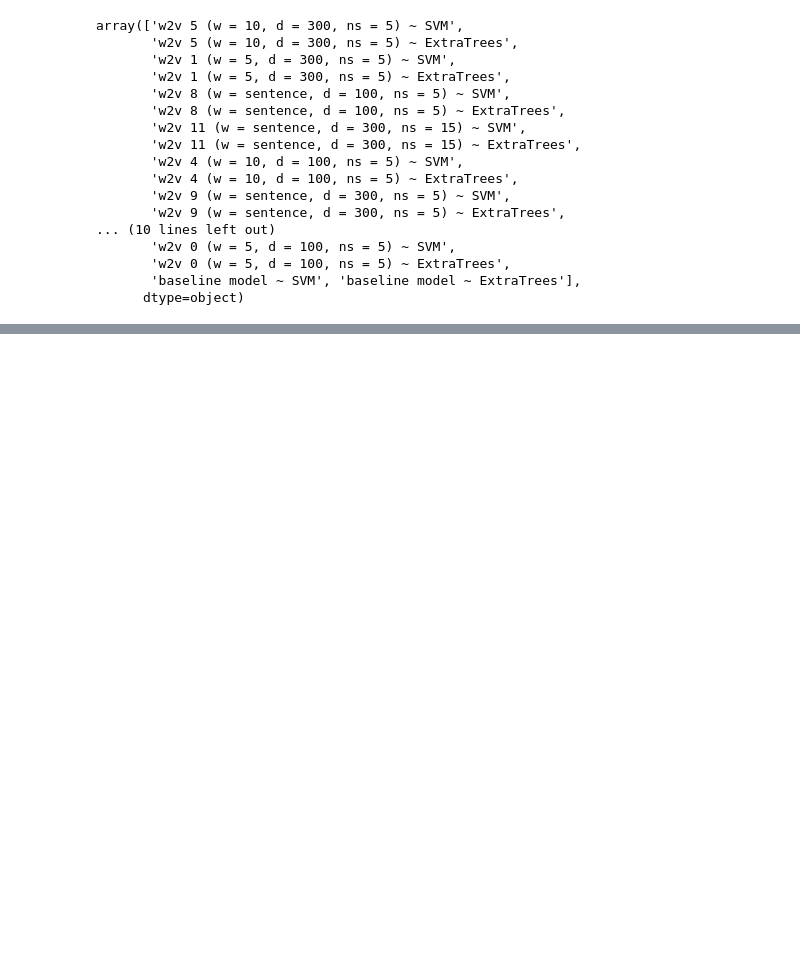
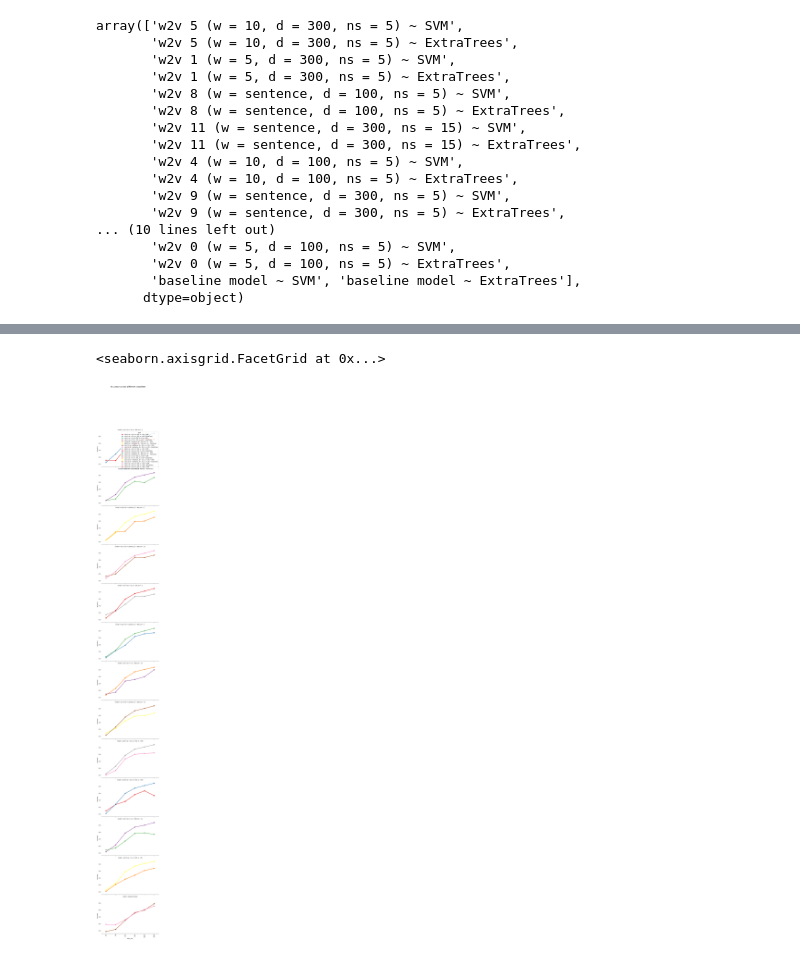
Before and after one commit to annekroon/AEM, a Jupyter notebook: notebooks/SGD_ET.ipynb, the cells around one changed output, grey strips where cells are left out. Drawn from its saved outputs; the diff is of its cells as text; code cells hidden in the pictures; blank space fills up the shorter version.

```diff
--- a/notebooks/SGD_ET.ipynb
+++ b/notebooks/SGD_ET.ipynb
@@ -415,7 +512,7 @@ baseline_df_7['Classifier'] = baseline_df_7['type']
 baseline_df_7['N labelled sentences'] = baseline_df_7['train_size']
 # %%
 def create_pointplot(df, y_value, hue=None,  col=None, row = None, wrap=None, size=8, aspect=1.5, title=""):
-    p = sns.factorplot(x="N labelled sentences", y=y_value, kind='point',  hue=hue, row = row,
+    p = sns.factorplot(x="train_size", y=y_value, kind='point',  hue=hue, row = row,
                        col=col, col_wrap=wrap, size=size, aspect=aspect, data=df, legend_out=False, palette=sns.color_palette('Set1'))
     p.fig.subplots_adjust(top=0.9)
     p.fig.suptitle(title, fontsize=16)
@@ -423,6 +520,12 @@ def create_pointplot(df, y_value, hue=None,  col=None, row = None, wrap=None, si
     for ax in p.axes.ravel():
         ax.set_xticklabels(ax.get_xticklabels(), rotation=90)
     return p
+# %%
+create_pointplot(df, 'accuracy', hue='type', row = 'model', size=5, aspect=1.5,
+                 title="Accuracy across different classifiers")
+# %% [output]
+<seaborn.axisgrid.FacetGrid at 0x...>
+[figure, added]
 # %%
 create_pointplot(baseline_df_7, 'accuracy', hue='Classifier', size=5, aspect=1.5,
                  title="Accuracy across different classifiers")
```
Also changed, not shown: parts of 18 cells of this notebook, 9 other files.
